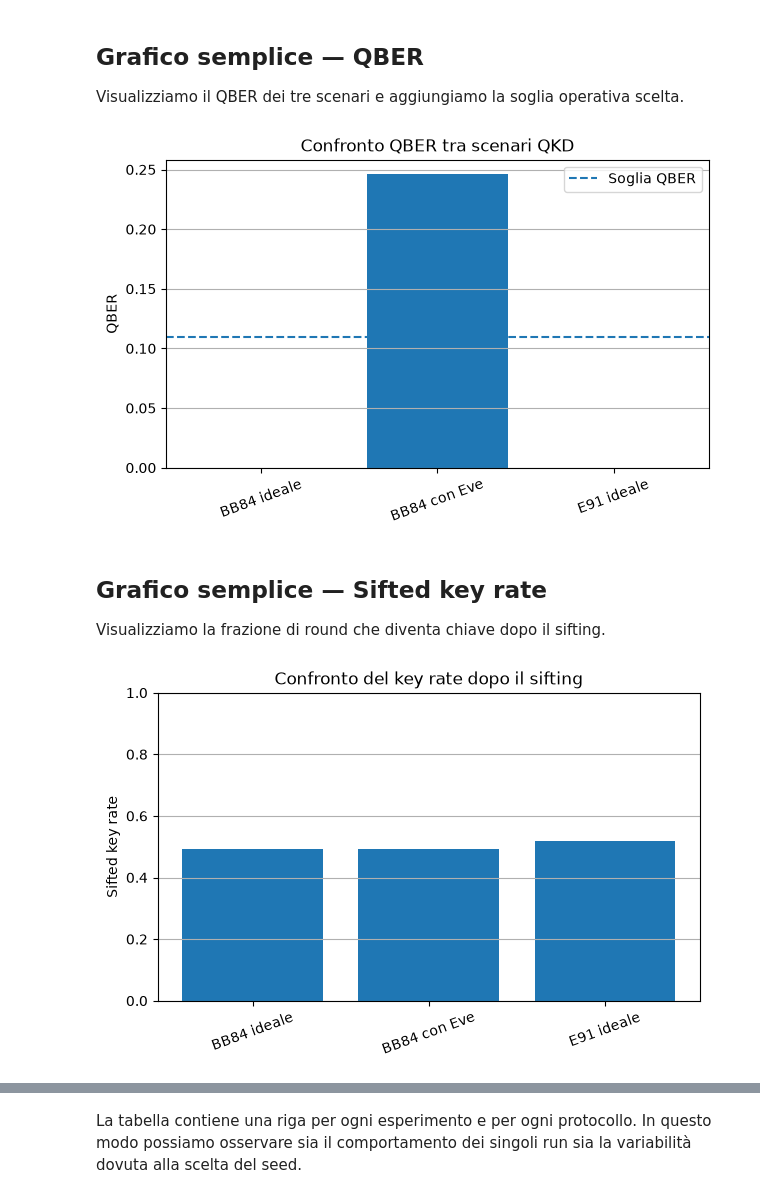
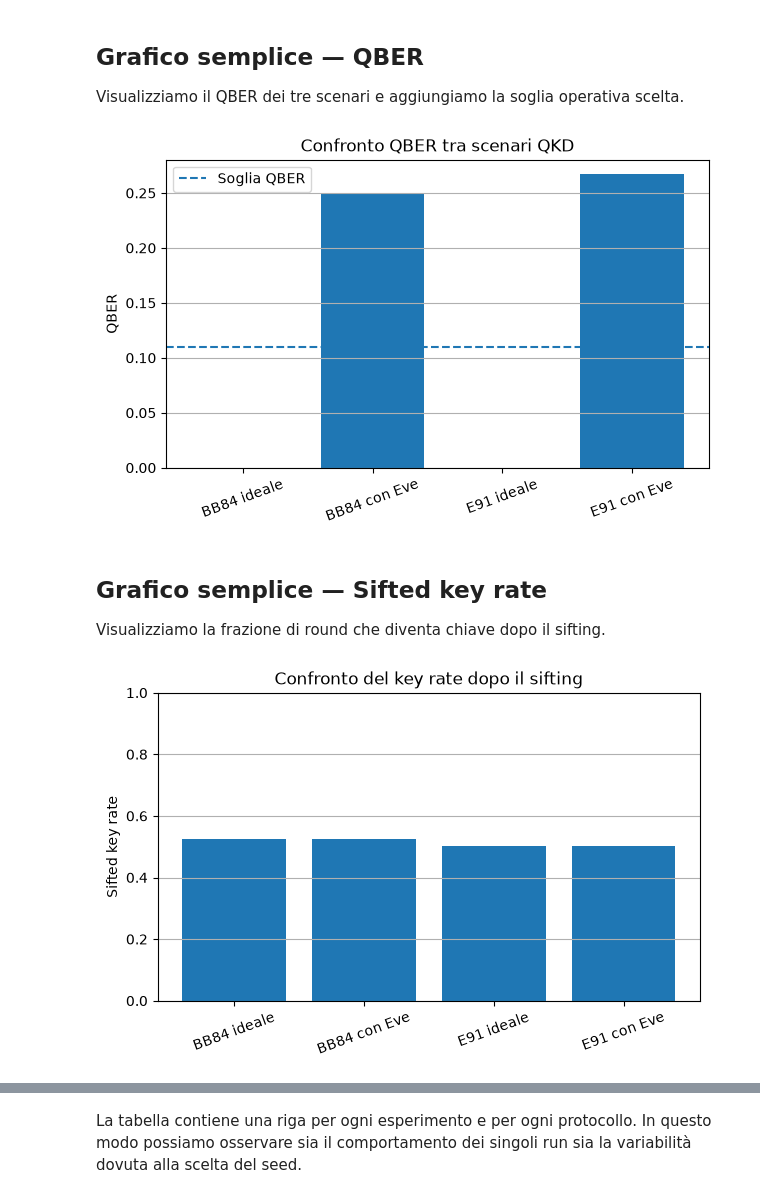
Before and after one commit to danielezpp/qkd-cybersecurity-project, a Jupyter notebook: notebooks/04_comparison_and_results.ipynb, the cells around one changed output, grey strips where cells are left out. Drawn from its saved outputs; the diff is of its cells as text; code cells hidden in the pictures.

```diff
--- a/notebooks/04_comparison_and_results.ipynb
+++ b/notebooks/04_comparison_and_results.ipynb
@@ -52,7 +56,9 @@ Usiamo lo stesso numero di round e la stessa soglia operativa di QBER per render
 # %%
 n_rounds = 1000
 qber_threshold = 0.11
-seed = 245
+chsh_security_threshold = 2.2
+seed = 123
+shots_chsh = 2000
 # %% [markdown]
 ## Scenario 1 — BB84 ideale
 
@@ -127,21 +167,31 @@ CHSH non è una metrica di lunghezza della chiave, ma serve a mostrare che le co
 # %%
 import numpy as np
 
-chsh_result = run_chsh_experiment(shots=5000, seed=seed)
+chsh_result = run_chsh_experiment(
+    shots=shots_chsh,
+    seed=seed,
+)
 
 classical_limit = 2
 quantum_limit = 2 * np.sqrt(2)
+abs_S_ideal = abs(chsh_result["S"])
 
-if abs(chsh_result["S"]) > classical_limit:
+chsh_result["abs_S"] = abs_S_ideal
+chsh_result["classical_limit"] = classical_limit
+chsh_result["quantum_limit"] = quantum_limit
+chsh_result["violates_chsh"] = abs_S_ideal > classical_limit
+
+if chsh_result["violates_chsh"]:
     print("Il valore ottenuto viola il limite classico |S| <= 2.")
 else:
     print("Il valore ottenuto non viola il limite classico.")
 
-print("Valore teorico massimo quantistico 2√2:", quantum_limit)
+print("Valore teorico massimo quantistico 2?2:", quantum_limit)
+print("|S| ideale:", abs_S_ideal)
 
-if abs(chsh_result["S"]) > quantum_limit:
-    print("Il valore stimato è leggermente superiore a 2√2 per fluttuazioni statistiche dovute al numero finito di shot.")
+if abs_S_ideal > quantum_limit:
+    print("Il valore stimato ? leggermente superiore a 2?2 per fluttuazioni statistiche dovute al numero finito di shot.")
 else:
-    print("Il valore stimato è compatibile con il limite quantistico ideale.")
+    print("Il valore stimato ? compatibile con il limite quantistico ideale.")
 # %% [output]
 Il valore ottenuto viola il limite classico |S| <= 2.
@@ -149,0 +205,8 @@ Il valore stimato è leggermente superiore a 2√2 per fluttuazioni statistiche
+# %%
+chsh_eve = run_chsh_experiment_with_eve(
+    intercept_probability=1.0,
+    shots=shots_chsh,
+    seed=seed,
+)
+
+chsh_eve
@@ -174,23 +336,23 @@ BB84 ideale ed E91 ideale hanno QBER nullo. BB84 con Eve mostra invece un QBER p
 Visualizziamo il QBER dei tre scenari e aggiungiamo la soglia operativa scelta.
 # %%
 plt.figure(figsize=(7, 4))
-plt.bar(comparison_df["protocol"], comparison_df["qber"])
+plt.bar(comparison_df["scenario"], comparison_df["qber"])
 plt.axhline(qber_threshold, linestyle="--", label="Soglia QBER")
 plt.ylabel("QBER")
 plt.title("Confronto QBER tra scenari QKD")
 plt.xticks(rotation=20)
 plt.grid(axis="y")
 plt.legend()
 plt.show()
 # %% [output]
-[figure, old version]
+[figure, new version]
 # %% [markdown]
 ## Grafico semplice — Sifted key rate
 
 Visualizziamo la frazione di round che diventa chiave dopo il sifting.
 # %%
 plt.figure(figsize=(7, 4))
-plt.bar(comparison_df["protocol"], comparison_df["sifted_key_rate"])
+plt.bar(comparison_df["scenario"], comparison_df["sifted_key_rate"])
 plt.ylabel("Sifted key rate")
 plt.title("Confronto del key rate dopo il sifting")
 plt.xticks(rotation=20)
@@ -198,4 +360,4 @@ plt.grid(axis="y")
 plt.ylim(0, 1)
 plt.show()
 # %% [output]
-[figure, old version]
+[figure, new version]
```
Also changed, not shown: parts of 34 cells of this notebook, 3 other files.
